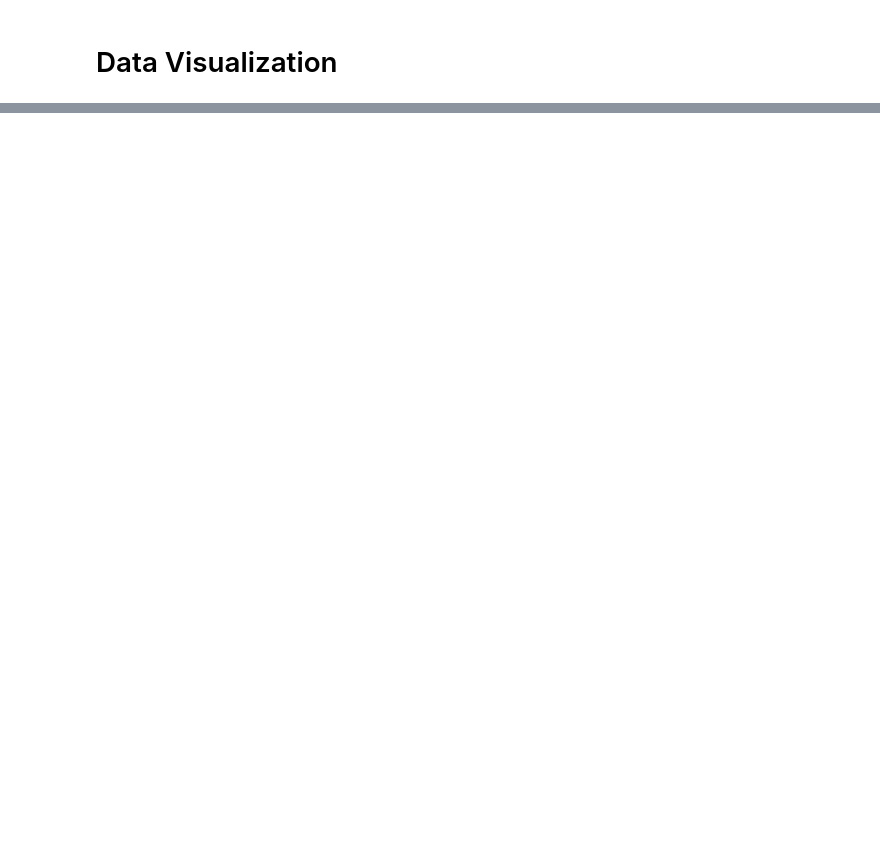
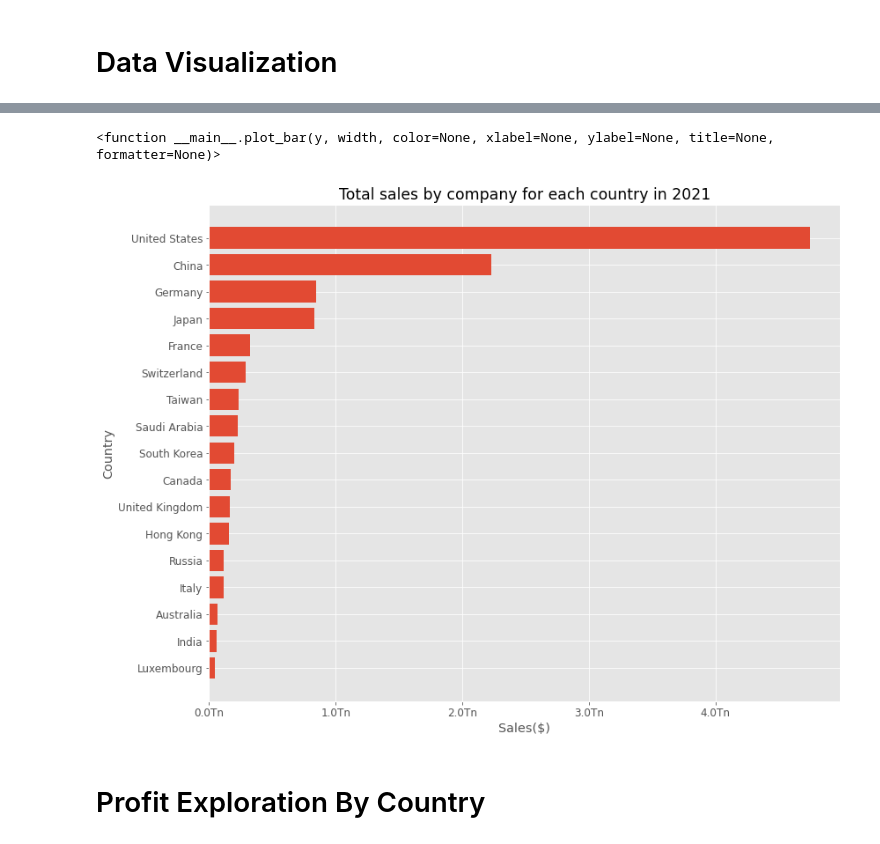
Before and after one commit to eldrigeampong/Data-Science, a Jupyter notebook: Forbes/project2.ipynb, the cells around one changed output, grey strips where cells are left out. Drawn from its saved outputs; the diff is of its cells as text; code cells hidden in the pictures; blank space fills up the shorter version.

```diff
--- a/Forbes/project2.ipynb
+++ b/Forbes/project2.ipynb
@@ -794,0 +248,33 @@ plot_bar3(
+# %%
+from matplotlib.ticker import FuncFormatter
+
+def trillion(x, pos):
+    'The two args are the value and tick position'
+    return '%1.1fTn' % (x * 1e-3)
+
+format_trill = FuncFormatter(trillion)
+
+def billion(x, pos):
+    'The two args are the value and tick position'
+    return '%1.1fB' % (x * 1)
+
+format_bill = FuncFormatter(billion)
+
+# bar plot helper function
+def plot_bar(y, width, color=None, xlabel=None, ylabel=None, title=None, formatter=None):
+    # Initialize the matplotlib figure
+    fig, ax = plt.subplots()
+
+    # plot bar chart
+    ax.barh(y=y, width=width, color=color)
+
+    # Add informative axis label
+    ax.set(xlabel=xlabel, ylabel=ylabel, title=title)
+
+    # set x-axis major formatter
+    ax.xaxis.set_major_formatter(formatter=formatter)
+
+    # labels read top-to-bottom
+    ax.invert_yaxis()
+
+    return plot_bar
@@ -794,0 +283,3 @@ plot_bar3(
+# %%
+df_top100_grpd_agg_desc_sales = df_top100_grpd_agg['Sales'].sort_values(ascending=False)
+df_top100_grpd_agg_desc_sales
@@ -794,0 +306,11 @@ plot_bar3(
+# %%
+plot_bar(
+    y=df_top100_grpd_agg_desc_sales.keys(), width=df_top100_grpd_agg_desc_sales.values,
+    xlabel='Sales($)', ylabel='Country', title='Total sales by company for each country in 2021',
+    formatter=format_trill
+)
+# %% [output]
+<function __main__.plot_bar(y, width, color=None, xlabel=None, ylabel=None, title=None, formatter=None)>
+[figure, added]
+# %% [markdown]
+# Profit Exploration By Country
```
Also changed, not shown: parts of 106 cells of this notebook, 3 other files.
